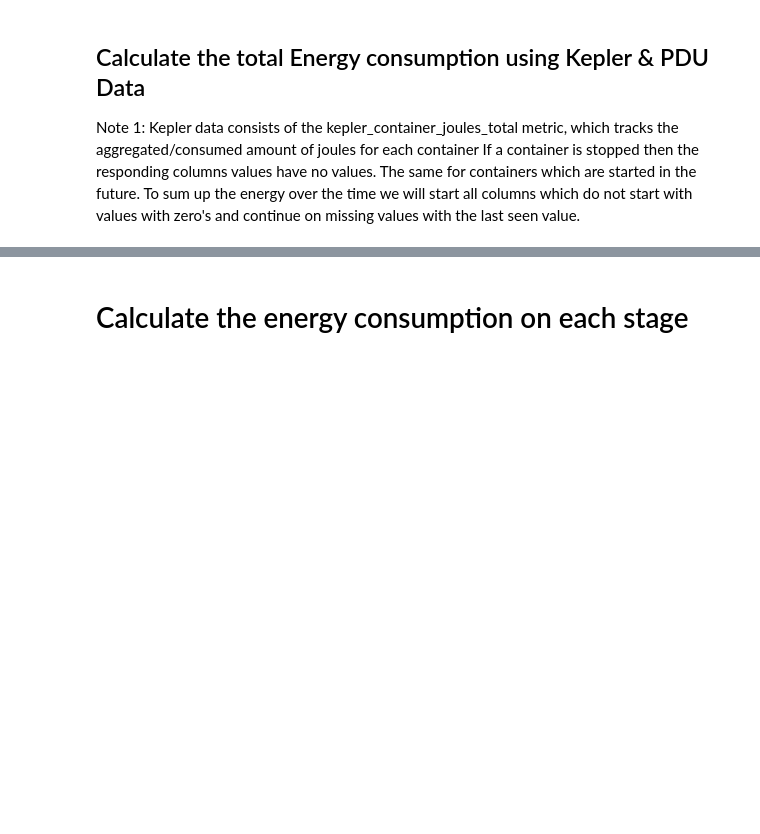
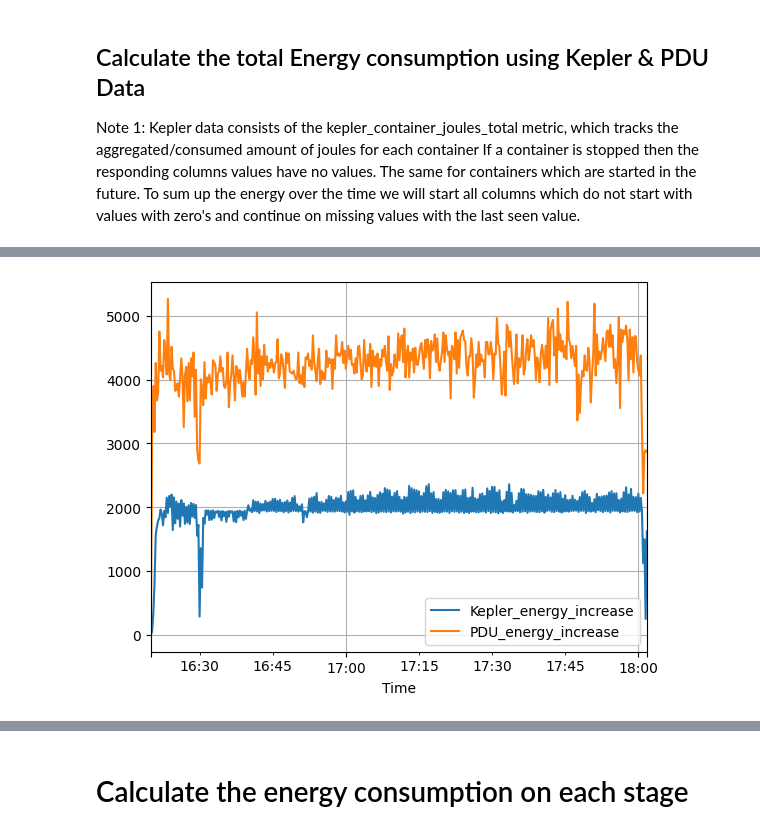
Before and after one commit to Tobias-Pe/distributed-systems-energy-efficiency, a Jupyter notebook: loadtesting/notebooks/energy_efficiency.ipynb, the cells around one changed output, grey strips where cells are left out. Saved outputs shown, nothing was run; the diff lists cells and outputs as text; code cells hidden in the pictures; blank space fills up the shorter version.

```diff
--- a/loadtesting/notebooks/energy_efficiency.ipynb
+++ b/loadtesting/notebooks/energy_efficiency.ipynb
@@ -184,0 +243,5 @@ logging.info(f"Total energy consumed from {start_time} to {end_time} tracked by
+# %%
+ax = merged_df.plot(x='Time', y=['Kepler_energy_increase','PDU_energy_increase'], kind='line', grid=True)
+ax.figure.savefig(outputdir+'energy_diffs.png', bbox_inches='tight')
+# %% [output]
+[figure, added]
```
Also changed, not shown: parts of 18 cells of this notebook, 24 other files.
